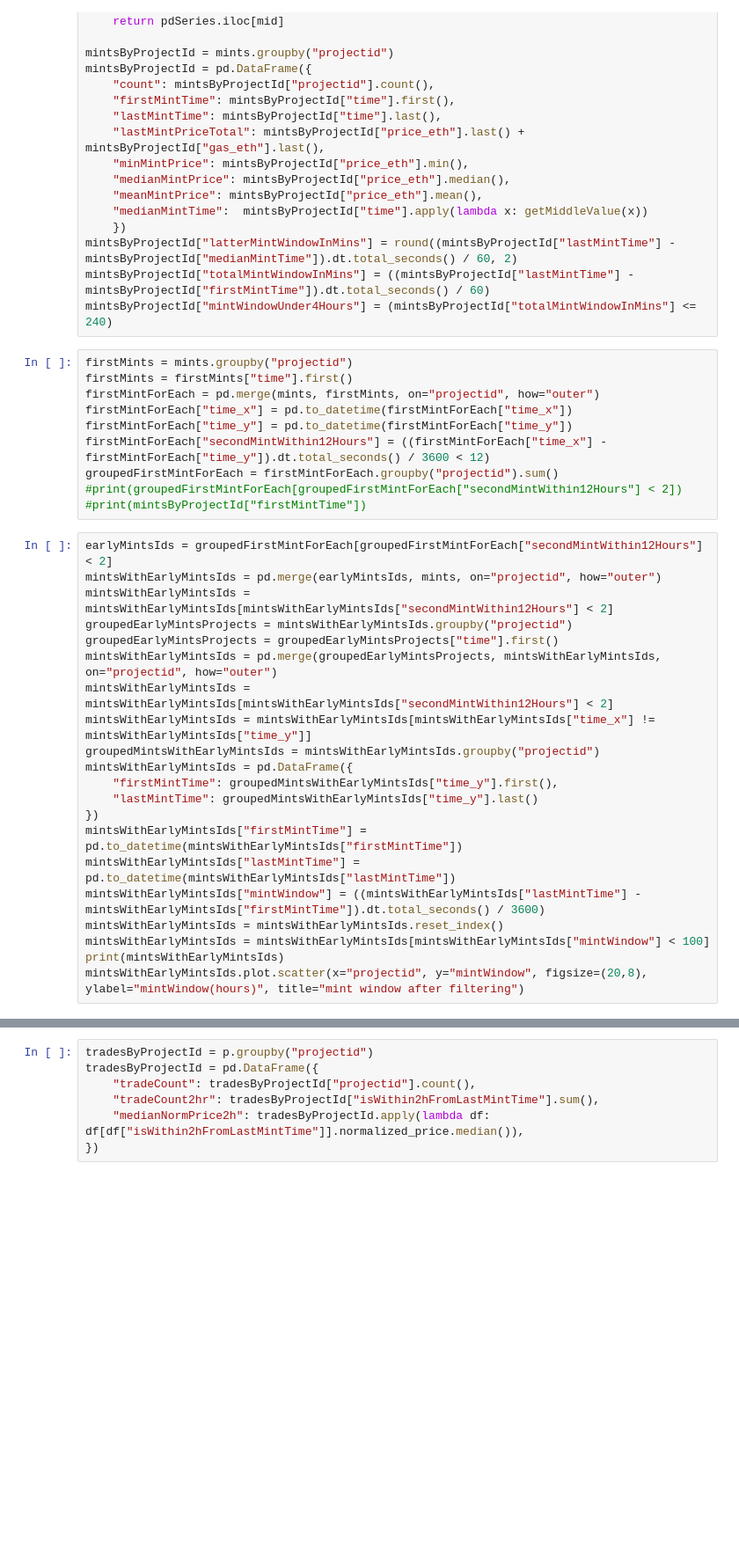
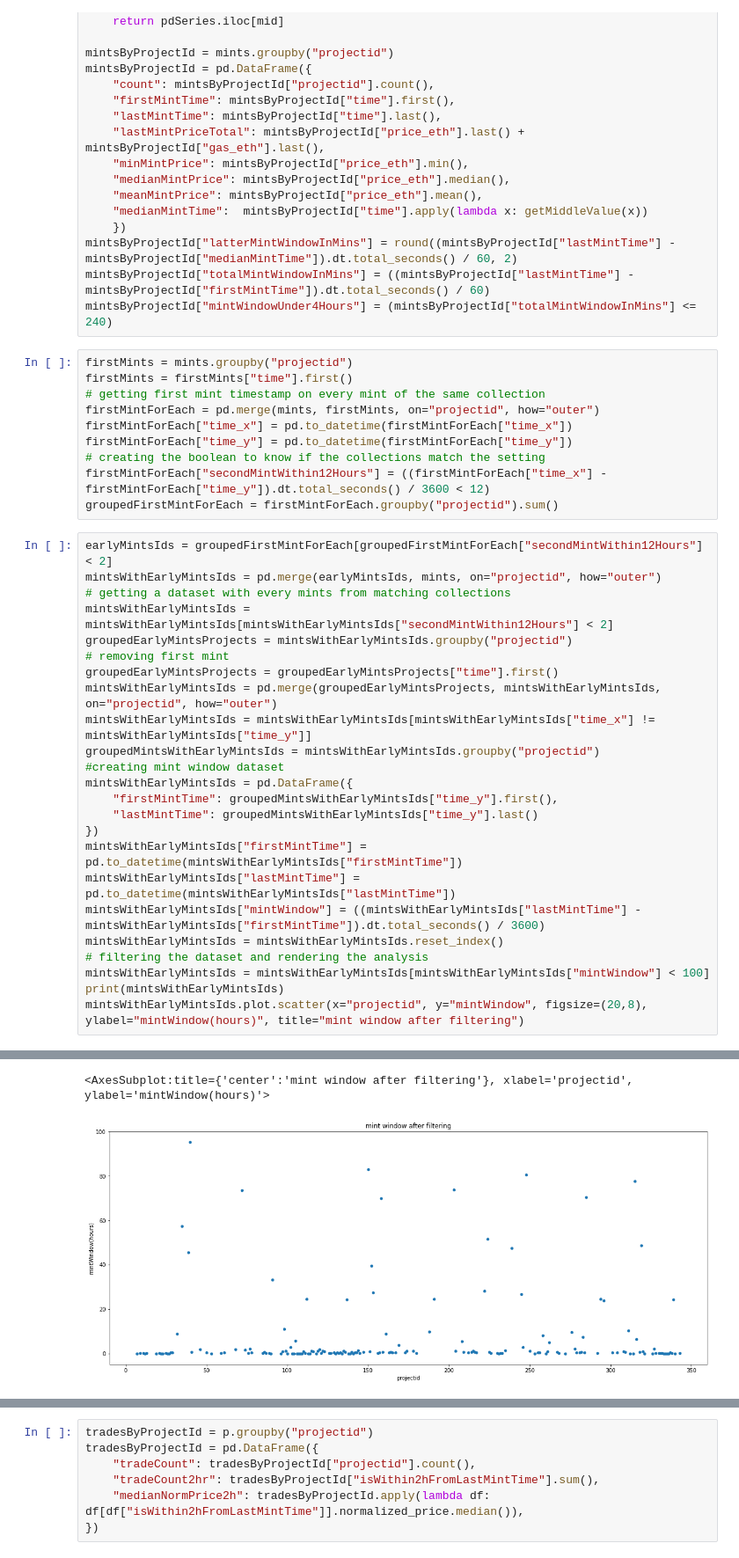
Before and after one commit to jeyanderson/artblocks_nft_momemtum_analysis, a Jupyter notebook: v2_analytics/dataset_analytics.ipynb, the cells around one changed output, grey strips where cells are left out. Shown: that part at 88% size. Drawn from its saved outputs; the diff is of its cells as text; blank space fills up the shorter version.

```diff
--- a/v2_analytics/dataset_analytics.ipynb
+++ b/v2_analytics/dataset_analytics.ipynb
@@ -82,23 +127,25 @@ mintsByProjectId["mintWindowUnder4Hours"] = (mintsByProjectId["totalMintWindowIn
 # %%
 firstMints = mints.groupby("projectid")
 firstMints = firstMints["time"].first()
+# getting first mint timestamp on every mint of the same collection
 firstMintForEach = pd.merge(mints, firstMints, on="projectid", how="outer")
 firstMintForEach["time_x"] = pd.to_datetime(firstMintForEach["time_x"])
 firstMintForEach["time_y"] = pd.to_datetime(firstMintForEach["time_y"])
+# creating the boolean to know if the collections match the setting
 firstMintForEach["secondMintWithin12Hours"] = ((firstMintForEach["time_x"] - firstMintForEach["time_y"]).dt.total_seconds() / 3600 < 12)
 groupedFirstMintForEach = firstMintForEach.groupby("projectid").sum()
-#print(groupedFirstMintForEach[groupedFirstMintForEach["secondMintWithin12Hours"] < 2])
-#print(mintsByProjectId["firstMintTime"])
 # %%
 earlyMintsIds = groupedFirstMintForEach[groupedFirstMintForEach["secondMintWithin12Hours"] < 2]
 mintsWithEarlyMintsIds = pd.merge(earlyMintsIds, mints, on="projectid", how="outer")
+# getting a dataset with every mints from matching collections
 mintsWithEarlyMintsIds = mintsWithEarlyMintsIds[mintsWithEarlyMintsIds["secondMintWithin12Hours"] < 2]
 groupedEarlyMintsProjects = mintsWithEarlyMintsIds.groupby("projectid")
+# removing first mint
 groupedEarlyMintsProjects = groupedEarlyMintsProjects["time"].first()
 mintsWithEarlyMintsIds = pd.merge(groupedEarlyMintsProjects, mintsWithEarlyMintsIds, on="projectid", how="outer")
-mintsWithEarlyMintsIds = mintsWithEarlyMintsIds[mintsWithEarlyMintsIds["secondMintWithin12Hours"] < 2]
 mintsWithEarlyMintsIds = mintsWithEarlyMintsIds[mintsWithEarlyMintsIds["time_x"] != mintsWithEarlyMintsIds["time_y"]]
 groupedMintsWithEarlyMintsIds = mintsWithEarlyMintsIds.groupby("projectid")
+#creating mint window dataset
 mintsWithEarlyMintsIds = pd.DataFrame({
     "firstMintTime": groupedMintsWithEarlyMintsIds["time_y"].first(),
     "lastMintTime": groupedMintsWithEarlyMintsIds["time_y"].last()
@@ -107,6 +154,8 @@ mintsWithEarlyMintsIds["firstMintTime"] = pd.to_datetime(mintsWithEarlyMintsIds[
 mintsWithEarlyMintsIds["lastMintTime"] = pd.to_datetime(mintsWithEarlyMintsIds["lastMintTime"])
 mintsWithEarlyMintsIds["mintWindow"] = ((mintsWithEarlyMintsIds["lastMintTime"] - mintsWithEarlyMintsIds["firstMintTime"]).dt.total_seconds() / 3600)
 mintsWithEarlyMintsIds = mintsWithEarlyMintsIds.reset_index()
+# filtering the dataset and rendering the analysis
 mintsWithEarlyMintsIds = mintsWithEarlyMintsIds[mintsWithEarlyMintsIds["mintWindow"] < 100]
 print(mintsWithEarlyMintsIds)
 mintsWithEarlyMintsIds.plot.scatter(x="projectid", y="mintWindow", figsize=(20,8), ylabel="mintWindow(hours)", title="mint window after filtering")
+# %% [output]
@@ -113,3 +176,5 @@ mintsWithEarlyMintsIds.plot.scatter(x="projectid", y="mintWindow", figsize=(20,8
+<AxesSubplot:title={'center':'mint window after filtering'}, xlabel='projectid', ylabel='mintWindow(hours)'>
+[figure, added]
 # %%
 mintsByProjectIdNoIndex = mintsByProjectId.reset_index()
 settings = ["medianMintPrice", "meanMintPrice", "minMintPrice", "totalMintWindowInMins"]
```
Also changed, not shown: parts of 7 cells of this notebook.
